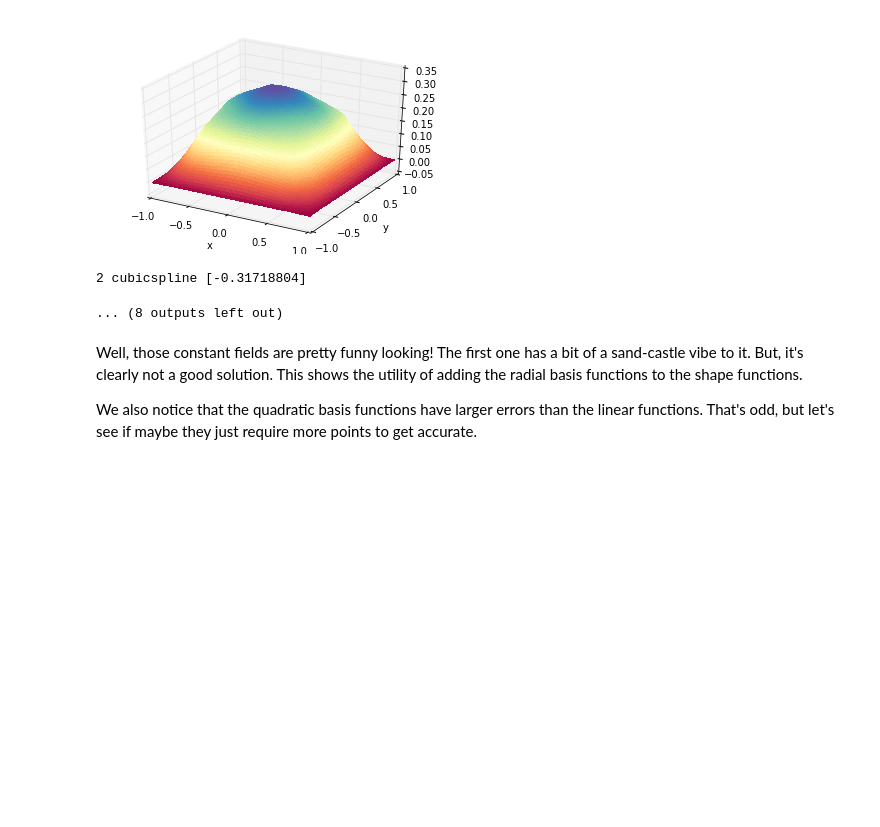
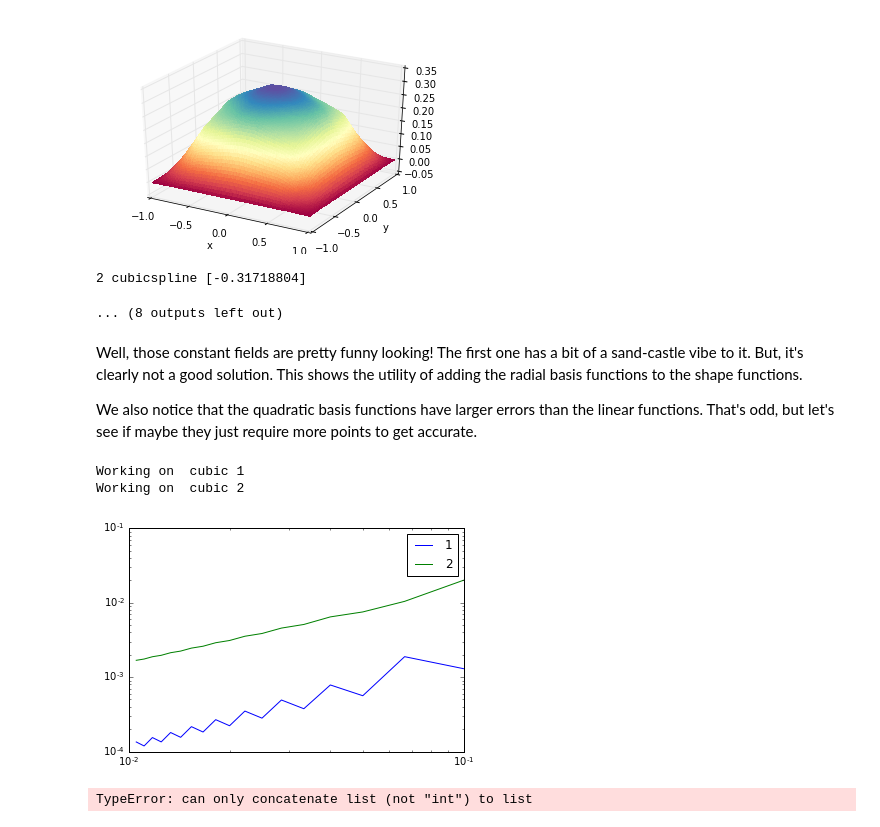
Before and after one commit to afqueiruga/cornflakes, a Jupyter notebook: examples/rkpm/rkpm_study.ipynb, the cells around one changed output. Cells and saved outputs as stored; diff of their text form; code cells hidden in the pictures; blank space fills up the shorter version.

```diff
--- a/examples/rkpm/rkpm_study.ipynb
+++ b/examples/rkpm/rkpm_study.ipynb
@@ -160,7 +160,7 @@ class rkpmsolver():
         cf.Apply_BC(self.dm_ptsca.Get_List(self.boundary),-self.ubc,
                     K,R)
         Du = splin.spsolve(K,R)
-        self.u = self.u - Du[:Npt]
+        self.u = self.u - Du
         return self.u
 
     def eval_at(self,u,y,grad=False):
@@ -218,11 +218,34 @@ Well, those constant fields are pretty funny looking! The first one has a bit of
 
 We also notice that the quadratic basis functions have larger errors than the linear functions. That's odd, but let's see if maybe they just require more points to get accurate.
 # %%
-Nside = 10
-fig = plt.figure()
-for i,porder in enumerate([1,2]):
-    for j,w in enumerate([ 'const','cubic','cubicspline','quarticA','quarticB' ]):
-        for Nside in [10,15,20,25,30,35]:
+res = {}
+for j,w in enumerate(['cubic']): #,'cubicspline','quarticA','quarticB' ]):
+    res[w] = {}
+    for i,porder in enumerate([1,2]):
+        print "Working on ", w,porder
+        cents = []
+        for Nside in range(10,100,5):
             R = rkpmsolver(porder,w,'Sync', Nside)
             ui = R.solveit()
             u_cent = R.eval_at(ui,np.array([[0,0]]))
+            cents.append((Nside,u_cent))
+        res[w][porder] = cents
+# %% [output]
+Working on  cubic 1
+Working on  cubic 2
+# %%
+analcent = util.Anal_Square_Poisson(np.array([[0.0,0.0]]))
+for w,r in res.iteritems():
+    plt.figure()
+    for p,pairs in r.iteritems():
+        hs = [ L/n[0] for n in pairs ]
+        es = np.abs([n[1] + analcent for n in pairs ])
+        plt.loglog( hs, es, '-', label=str(p) )
+    plt.legend()
+plt.show()
+# %% [output]
+[figure, added]
+# %%
+hs+1
+# %% [output]
+TypeError: can only concatenate list (not "int") to list
```
Also changed, not shown: 2 other files.
